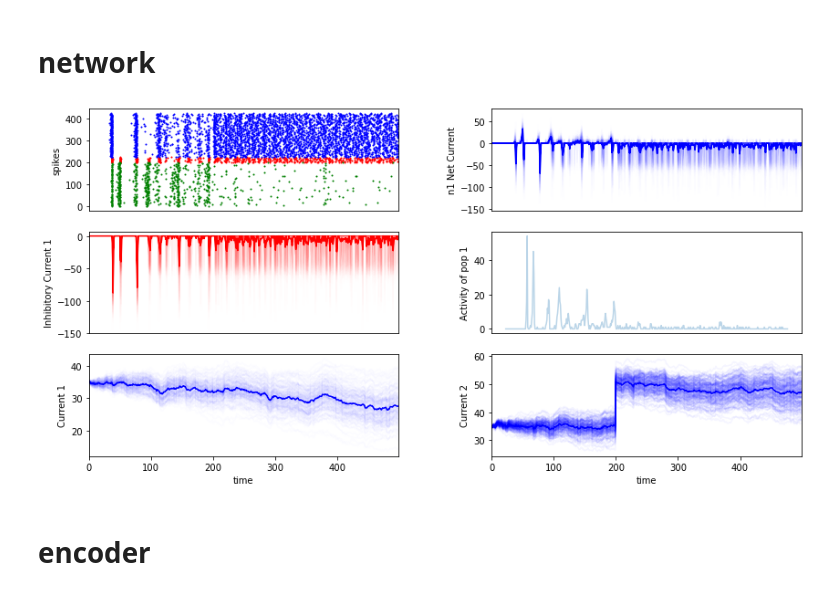
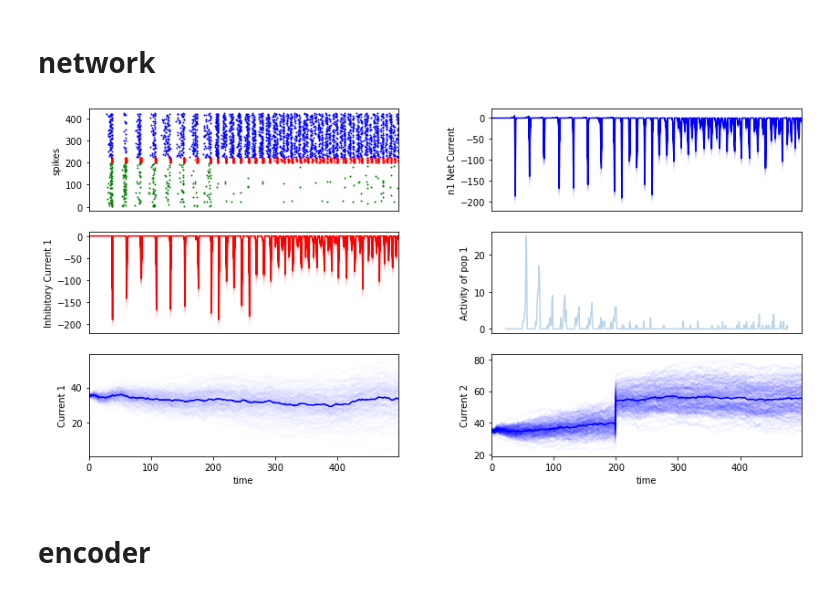
Before and after one commit to cnrl/Spiral, a Jupyter notebook: main.ipynb, the cells around one changed output. Cells and saved outputs as stored; diff of their text form; code cells hidden in the pictures.

```diff
--- a/main.ipynb
+++ b/main.ipynb
@@ -605,36 +605,36 @@ net.add_synapse(s3_2, 's3_2')
 # %%
 mn1 = Monitor(n1, ['s'])
 mn2 = Monitor(n2, ['s'])
 mn3 = Monitor(n3, ['s'])
 m = Monitor(net, state_calls={
-    'i3_1': d3_1.get_output,
+    'i3_1': d3_1.currents,
     'cI': n1.collect_I,
 }, time=500)
 
-I1 = torch.abs(generate_function(500, shape=n1.shape, shift={0: 35}, noise=.1, population_noise=.1))
-I2 = torch.abs(generate_function(500, shape=n2.shape, shift={0: 35, 200: 15}, noise=.1, population_noise=.1))
+I1 = torch.abs(generate_function(500, shape=n1.shape, shift={0: 35}, noise=.1, population_noise=.2))
+I2 = torch.abs(generate_function(500, shape=n2.shape, shift={0: 35, 200: 15}, noise=.1, population_noise=.2))
 
 net.reset()
 m.simulate(net.forward, inputs={'n1_direct_input': I1, 'n2_direct_input': I2},
              attendance=[mn1,mn2,mn3])
+
+plt.figure(figsize=(14,7))
+p = Plotter([
+    ['s','ci'],
+    ['e1','a1'],
+    ['i1','i2'],
+], wspace=0.3)
+p.current_dynamic('i1', I=I1, y_label="Current 1", population_alpha=.01)
+p.current_dynamic('i2', I=I2, y_label="Current 2", population_alpha=.04)
+p.current_dynamic('e1', y='i3_1', y_label="Inhibitory Current 1", monitor=m, color='r', x_vis=False, x_label='')
+p.current_dynamic('ci', y='cI', y_label="n1 Net Current", monitor=m, x_vis=False, x_label='')
+p.population_activity('a1', y_label="Activity of pop 1", monitor=mn1, x_vis=False, x_label='')
+p.population_activity_raster('s', monitor=mn3, color='r', start=n1.s.numel(), x_vis=False, x_label='')
+p.population_activity_raster('s', monitor=mn1, color='g', additive=True)
+p.population_activity_raster('s', monitor=mn2, color='b', additive=True, start=n1.s.numel()+n3.s.numel())
+p.show()
+# %% [output]
+[figure, added]
-# %%
-plt.figure(figsize=(14,7))
-p = Plotter([
-    ['s','ci'],
-    ['e1','a1'],
-    ['i1','i2'],
-], wspace=0.3)
-p.current_dynamic('i1', I=I1, y_label="Current 1", population_alpha=.01)
-p.current_dynamic('i2', I=I2, y_label="Current 2", population_alpha=.04)
-p.current_dynamic('e1', y='i3_1', y_label="Inhibitory Current 1", monitor=m, color='r', x_vis=False, x_label='')
-p.current_dynamic('ci', y='cI', y_label="n1 Net Current", monitor=m, x_vis=False, x_label='')
-p.population_activity('a1', y_label="Activity of pop 1", monitor=mn1, x_vis=False, x_label='')
-p.population_activity_raster('s', monitor=mn3, color='r', start=n1.s.numel(), x_vis=False, x_label='')
-p.population_activity_raster('s', monitor=mn1, color='g', additive=True)
-p.population_activity_raster('s', monitor=mn2, color='b', additive=True, start=n1.s.numel()+n3.s.numel())
-p.show()
-# %% [output]
-[figure, removed]
 # %% [markdown]
 # encoder
 # %%
```
Also changed, not shown: parts of 15 cells of this notebook, 12 other files.
